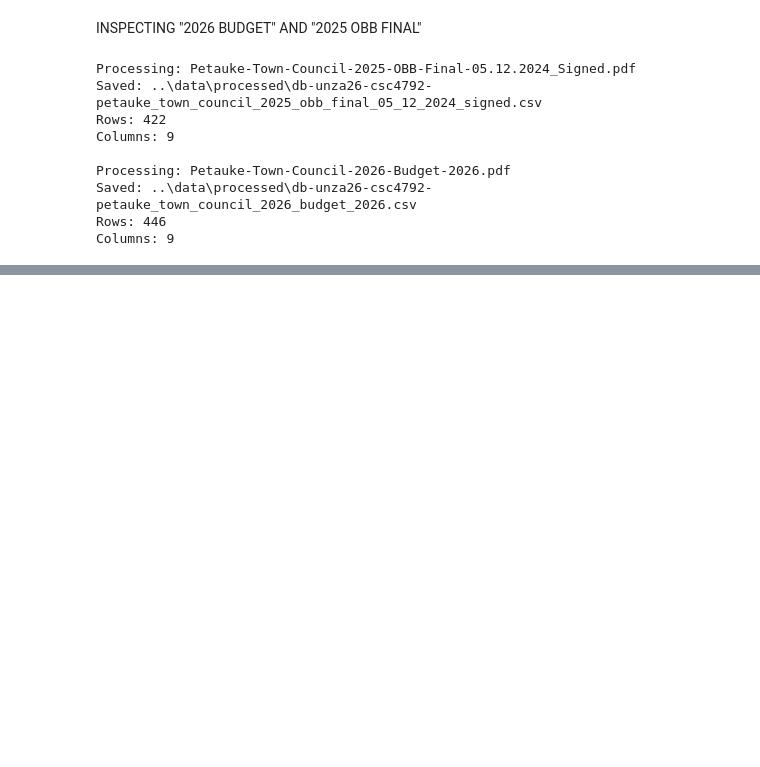
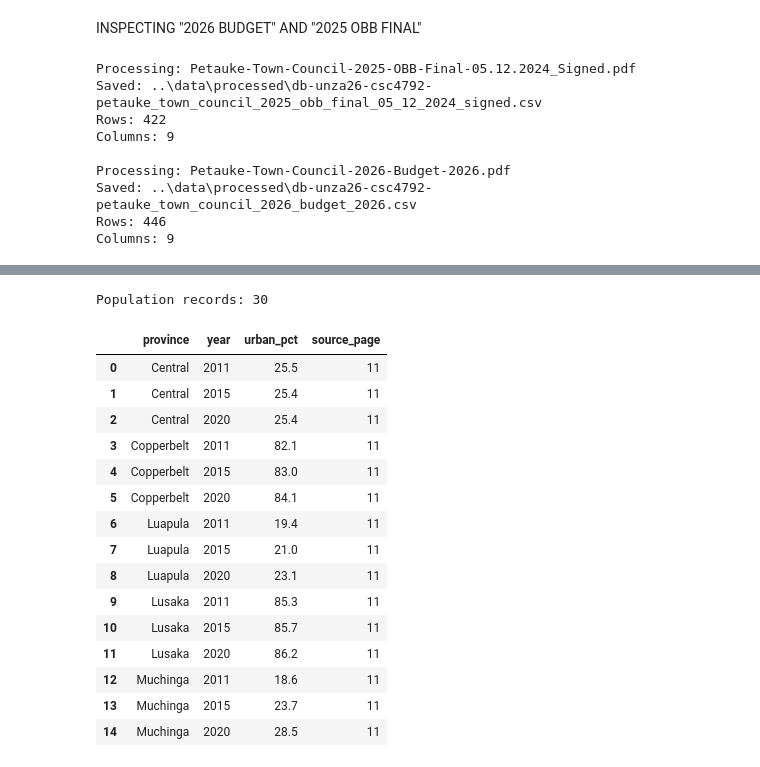
Before and after one commit to blessing-dube73/project_team_31, a Jupyter notebook: notebooks/unza26-csc4792-petauke-council.ipynb, the cells around one changed output, grey strips where cells are left out. Cells and saved outputs as stored; diff of their text form; code cells hidden in the pictures; blank space fills up the shorter version.

```diff
--- a/notebooks/unza26-csc4792-petauke-council.ipynb
+++ b/notebooks/unza26-csc4792-petauke-council.ipynb
@@ -379,0 +720,14 @@ Pages with tables   : [(15, 3), (16, 2), (17, 16), (19, 1), (22, 3), (23, 3), (2
+# %%
+with pdfplumber.open(stratplan_path) as pdf:
+    for page_num, table_idx in [(11, 1), (13, 1), (15, 3)]:
+        page = pdf.pages[page_num - 1]
+        tables = page.extract_tables()
+        if table_idx >= len(tables):
+            print(f"\nPage {page_num} — no table at index {table_idx}")
+            continue
+        table = tables[table_idx]
+        print(f"\n{'='*70}")
+        print(f"PAGE {page_num} — table {table_idx} ({len(table)} rows × {len(table[0])} cols)")
+        print(f"{'='*70}")
+        for row in table[:8]:
+            print(row)
@@ -379,0 +764,65 @@ Pages with tables   : [(15, 3), (16, 2), (17, 16), (19, 1), (22, 3), (23, 3), (2
+# %%
+# ---------- 1. Population projections (page 11) ----------
+
+with pdfplumber.open(stratplan_path) as pdf:
+    pop_table = pdf.pages[10].extract_tables()[1]  # 0-indexed page 11, table 1
+
+def clean_cell(v):
+    if v is None:
+        return ""
+    return " ".join(str(v).replace("\uf0b7", "").replace("\n", " ").split()).strip()
+
+# The table has 3-column groups: [Province|None|None], [Year|None|None], [Percent|None|None]
+# We'll skip None columns and build records
+pop_records = []
+
+# Row 0 is the title — skip
+# Row 1 = headers, Row 2 = years, Row 3+ = data
+
+# Get years from row 2 (index 2)
+years_row = pop_table[2] if len(pop_table) > 2 else []
+years = []
+for i in range(3, len(years_row), 3):
+    y = clean_cell(years_row[i]) if i < len(years_row) else ""
+    years.append(y)
+
+# Get province data starting from row 3
+for row in pop_table[3:]:
+    province = clean_cell(row[0]) or clean_cell(row[1]) if len(row) > 1 else ""
+    if not province:
+        continue
+    # Extract percentages starting at index 3
+    for idx, year in enumerate(years):
+        col = 3 + idx * 3
+        if col >= len(row):
+            break
+        pct = clean_cell(row[col])
+        if pct and year:
+            pop_records.append({
+                "province":    province,
+                "year":        year,
+                "urban_pct":   pct,
+                "source_page": 11,
+            })
+
+pop_df = pd.DataFrame(pop_records)
+print(f"Population records: {len(pop_df)}")
+display(pop_df.head(15))
+# %% [output]
+Population records: 30
+|  | province | year | urban_pct | source_page |
+| 0 | Central | 2011 | 25.5 | 11 |
+| 1 | Central | 2015 | 25.4 | 11 |
+| 2 | Central | 2020 | 25.4 | 11 |
+| 3 | Copperbelt | 2011 | 82.1 | 11 |
+| 4 | Copperbelt | 2015 | 83.0 | 11 |
+| 5 | Copperbelt | 2020 | 84.1 | 11 |
+| 6 | Luapula | 2011 | 19.4 | 11 |
+| 7 | Luapula | 2015 | 21.0 | 11 |
+| 8 | Luapula | 2020 | 23.1 | 11 |
+| 9 | Lusaka | 2011 | 85.3 | 11 |
+| 10 | Lusaka | 2015 | 85.7 | 11 |
+| 11 | Lusaka | 2020 | 86.2 | 11 |
+| 12 | Muchinga | 2011 | 18.6 | 11 |
+| 13 | Muchinga | 2015 | 23.7 | 11 |
+| 14 | Muchinga | 2020 | 28.5 | 11 |
```
Also changed, not shown: parts of 56 cells of this notebook, 1 other file.
